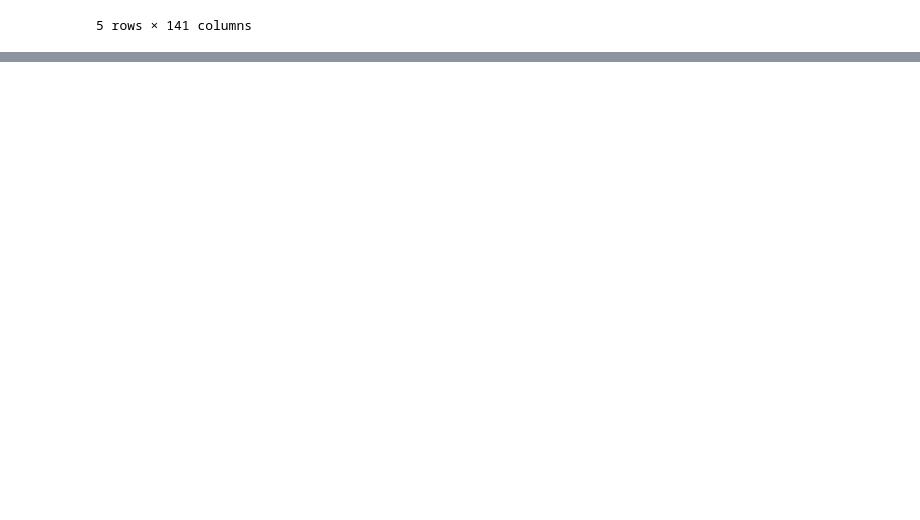
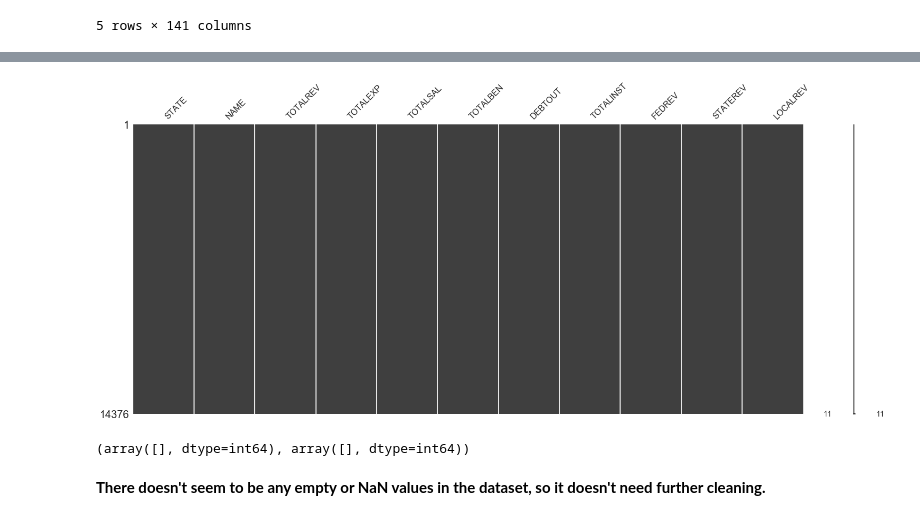
Before and after one commit to chao-norman/DSD-Data-Cleaning-and-Visualization, a Jupyter notebook: Code/School District Data Analysis.ipynb, the cells around one changed output, grey strips where cells are left out. Cells and saved outputs as stored; diff of their text form; code cells hidden in the pictures; blank space fills up the shorter version.

Commit message:
Added more graphs, cleaned up wording and code

```diff
--- a/Code/School District Data Analysis.ipynb
+++ b/Code/School District Data Analysis.ipynb
@@ -146,0 +68,26 @@ sns.jointplot(SchoolDistShort.TOTALREV, SchoolDistShort._19H, xlim=(0, 0.4e7), y
+# %%
+# Picking out data columns that we want to examine
+SchoolFinanceShort = SchoolFinance[['STATE', 'NAME', 'TOTALREV', 'TOTALEXP', 'Z32', 'Z34', '_19H']]
+
+# STATE - Location of School
+# NAME - Name of school district
+# TOTALREV - Total Revenue to school
+# TOTALEXP - Total Expenditure of school
+# Z32 - TOTALSAL - Total salaries and wages
+# Z34 - TOTALBEN - Total employee benefit payments
+# _19H - DEBTOUT - Long-term debt outstanding at beginning of the fiscal year
+
+# Append Total Spending on Instruction, Revenue from Federal, Revenue from State, and Revenue from Local
+# TOTALINST - Total Spending on Instruction
+# FEDREV - Total Revenue from Federal Government
+# STATEREV - Total Revenue from State Government
+# LOCALREV - Total Revenue from Local Government
+SchoolFinanceShort = pd.concat([SchoolFinanceShort, InstrSum], axis=1)
+SchoolFinanceShort = pd.concat([SchoolFinanceShort, FedRevSum], axis=1)
+SchoolFinanceShort = pd.concat([SchoolFinanceShort, StateRevSum], axis=1)
+SchoolFinanceShort = pd.concat([SchoolFinanceShort, LocalRevSum], axis=1)
+# %%
+# Changing column titles appropriately and print head of shortened dataset before cleaning
+SchoolFinanceShort.columns = ['STATE', 'NAME', 'TOTALREV', 'TOTALEXP', 'TOTALSAL', 'TOTALBEN',
+                              'DEBTOUT', 'TOTALINST', 'FEDREV', 'STATEREV', 'LOCALREV']
+SchoolFinanceShort.head()
@@ -146,0 +101,12 @@ sns.jointplot(SchoolDistShort.TOTALREV, SchoolDistShort._19H, xlim=(0, 0.4e7), y
+# %%
+# Check Dataset for Missing data, no missing data!
+msno.matrix(SchoolFinanceShort)
+# %% [output]
+[figure, added]
+# %%
+# Find out how many entries are empty in data frame and where they are
+np.where(pd.isnull(SchoolFinanceShort))
+# %% [output]
+(array([], dtype=int64), array([], dtype=int64))
+# %% [markdown]
+**There doesn't seem to be any empty or NaN values in the dataset, so it doesn't need further cleaning.**
```
Also changed, not shown: parts of 44 cells of this notebook.
